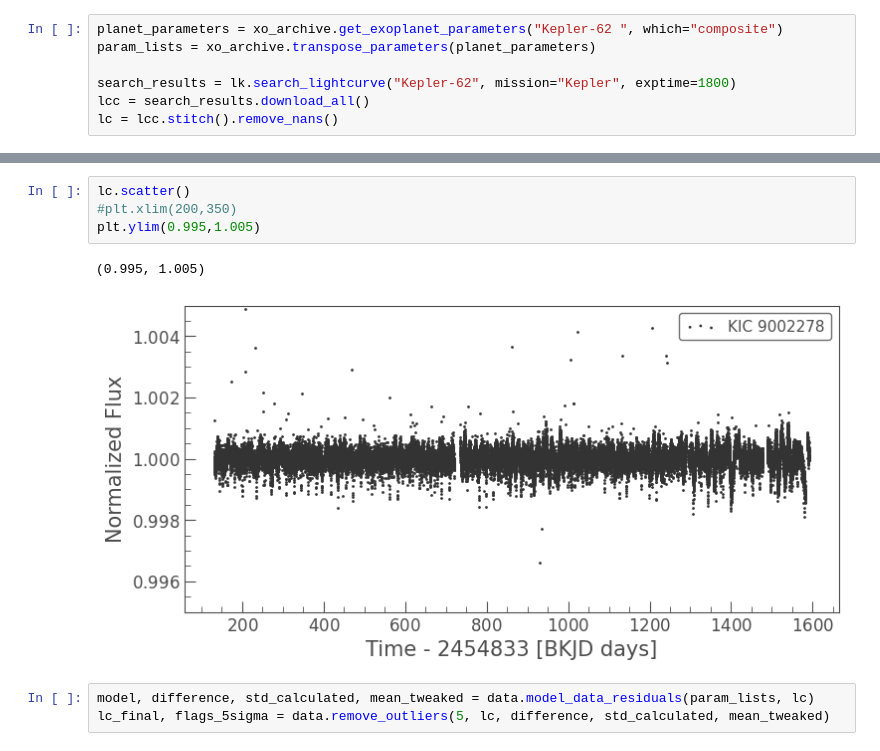
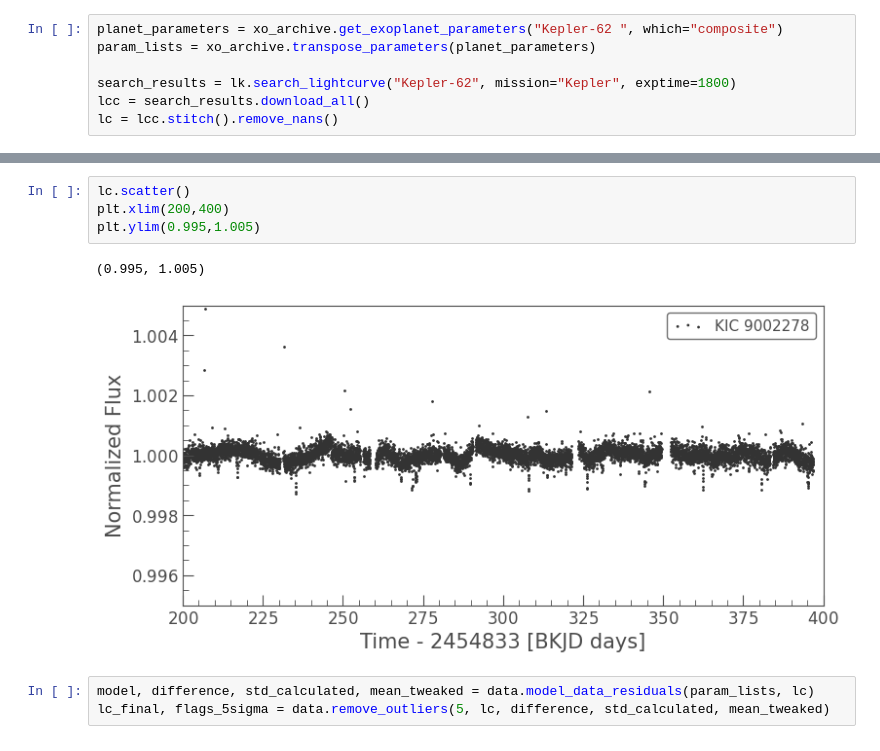
Before and after one commit to gsuissa/improving-exoplanet-radii, a Jupyter notebook: Kepler-62.ipynb, the cells around one changed output, grey strips where cells are left out. Drawn from its saved outputs; the diff is of its cells as text.

```diff
--- a/Kepler-62.ipynb
+++ b/Kepler-62.ipynb
@@ -44,10 +71,10 @@ lc = lcc.stitch().remove_nans()
 # %%
 lc.scatter()
-#plt.xlim(200,350)
+plt.xlim(200,400)
 plt.ylim(0.995,1.005)
 # %% [output]
 (0.995, 1.005)
-[figure, old version]
+[figure, new version]
 # %%
 model, difference, std_calculated, mean_tweaked = data.model_data_residuals(param_lists, lc)
 lc_final, flags_5sigma = data.remove_outliers(5, lc, difference, std_calculated, mean_tweaked)
```
Also changed, not shown: parts of 37 cells of this notebook.
